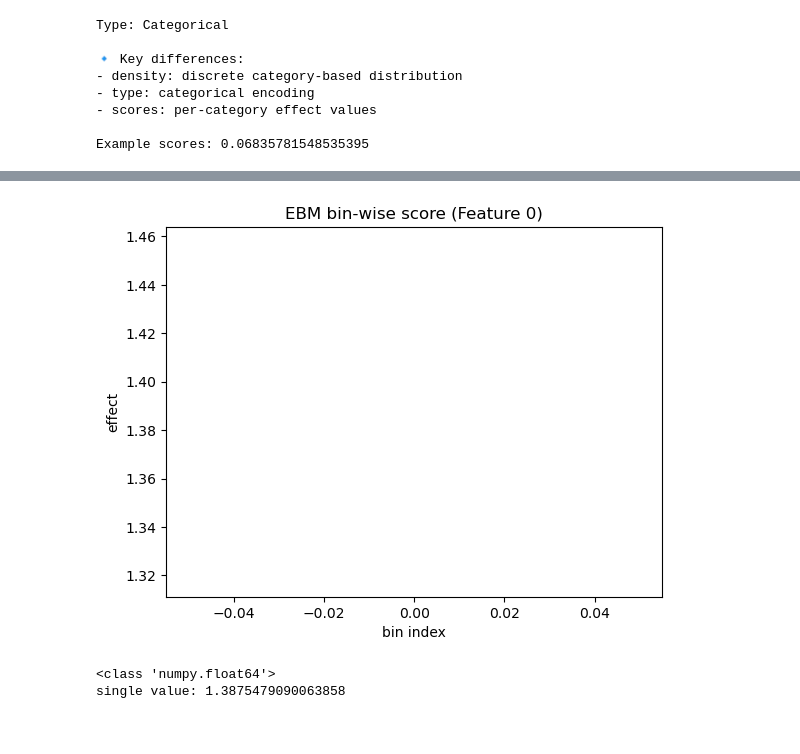
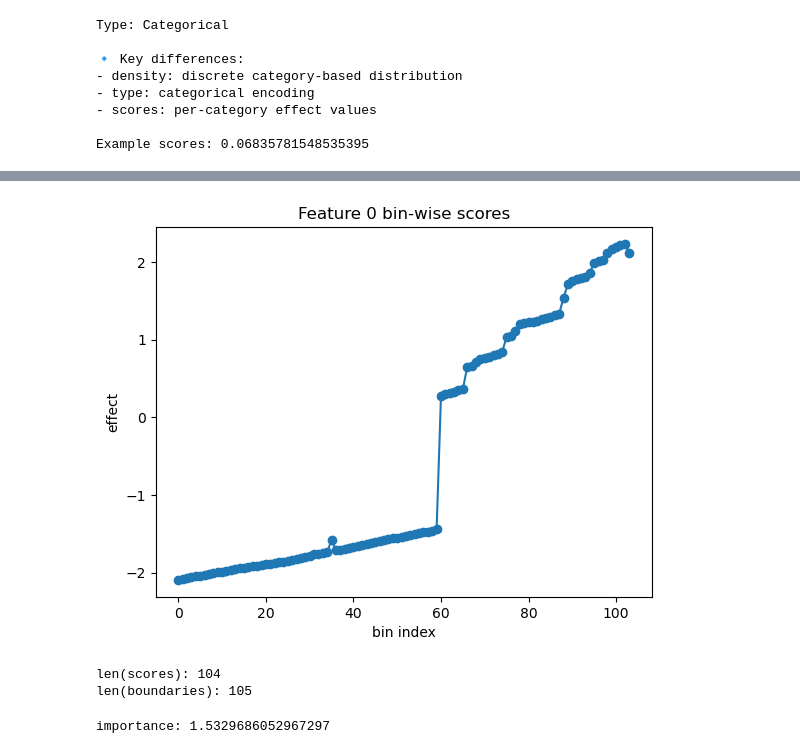
Before and after one commit to TY-1211/InterpretDash_1258028, a Jupyter notebook: notebooks/W04_05_paper_design.ipynb, the cells around one changed output, grey strips where cells are left out. Drawn from its saved outputs; the diff is of its cells as text; code cells hidden in the pictures.

```diff
--- a/notebooks/W04_05_paper_design.ipynb
+++ b/notebooks/W04_05_paper_design.ipynb
@@ -35,8 +35,10 @@ X_train_d, X_test_d, y_train_d, y_test_d = train_test_split(
     X_d, y_d, test_size=0.2, random_state=42
 )
 # %%
-X_train_d[cols] = X_train_d[cols].replace(0, pd.NA)
-X_test_d[cols] = X_test_d[cols].replace(0, pd.NA)
+import numpy as np
+
+X_train_d[cols] = X_train_d[cols].replace(0, np.nan)
+X_test_d[cols] = X_test_d[cols].replace(0, np.nan)
 
 for c in cols:
     median = X_train_d[c].median()
@@ -187,6 +180,3 @@ df.head()
 # %%
 num_cols = ['bmi', 'avg_glucose_level']
 cat_cols = ['smoking_status']
-# %%
-df.columns = df.columns.str.strip()
-print(df.columns)
@@ -454,22 +443,0 @@ if values0 is not None:
-# %%
-import matplotlib.pyplot as plt
-
-plt.plot(score0)
-plt.title("EBM bin-wise score (Feature 0)")
-plt.xlabel("bin index")
-plt.ylabel("effect")
-plt.show()
-# %% [output]
-[figure, removed]
-# %%
-print(type(score0))
-
-import numpy as np
-
-if isinstance(score0, (list, np.ndarray)):
-    print(len(score0))
-else:
-    print("single value:", score0)
-# %% [output]
-<class 'numpy.float64'>
-single value: 1.3875479090063858
@@ -475,0 +447,45 @@ single value: 1.3875479090063858
+# %%
+import numpy as np
+
+for i in range(len(ebm_global.data()['names'])):
+    d = ebm_global.data(i)
+
+    scores = d.get('scores', None)
+
+    if isinstance(scores, (list, np.ndarray)):
+        if len(np.array(scores)) > 1:
+            idx = i
+            break
+# %%
+d = ebm_global.data(idx)
+scores = np.array(d['scores'])
+# %%
+import matplotlib.pyplot as plt
+
+plt.plot(scores, marker='o')
+plt.title(f"Feature {idx} bin-wise scores")
+plt.xlabel("bin index")
+plt.ylabel("effect")
+plt.show()
+# %% [output]
+[figure, added]
+# %%
+print("len(scores):", len(scores))
+print("len(boundaries):", len(scores) + 1)
+# %% [output]
+len(scores): 104
+len(boundaries): 105
+# %%
+#A4
+import numpy as np
+
+i = 0
+scores = np.array(term_scores[i])
+
+density = np.ones_like(scores) / len(scores)
+
+importance_manual = np.sum(np.abs(scores) * density)
+
+print("importance:", importance_manual)
+# %% [output]
+importance: 1.5329686052967297
```
Also changed, not shown: parts of 16 cells of this notebook.
